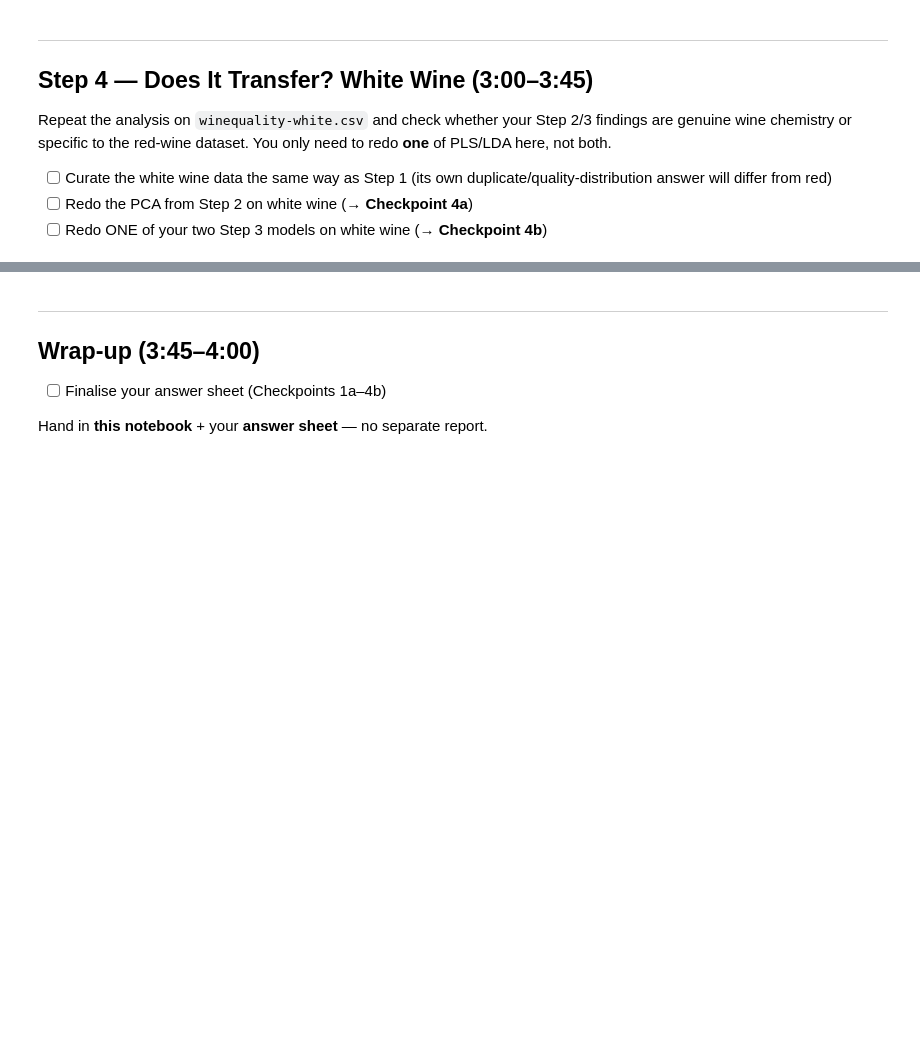
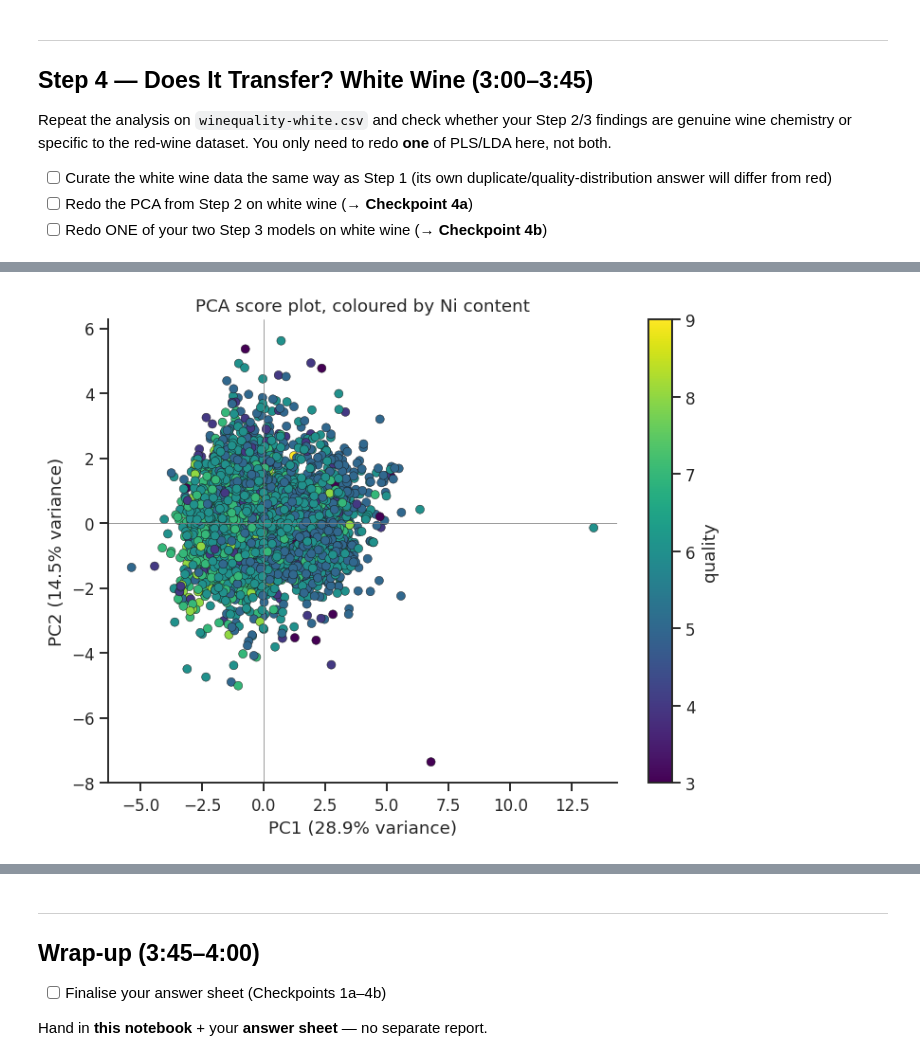
Before and after one commit to rasmus-kstud/1kb570_2026, a Jupyter notebook: Labs/02_modelling_wine_quality/starter_notebook.ipynb, the cells around one changed output, grey strips where cells are left out. Cells and saved outputs as stored; diff of their text form; code cells hidden in the pictures; blank space fills up the shorter version.

```diff
--- a/Labs/02_modelling_wine_quality/starter_notebook.ipynb
+++ b/Labs/02_modelling_wine_quality/starter_notebook.ipynb
@@ -427,0 +519,17 @@ dataset. You only need to redo **one** of PLS/LDA here, not both.
+# %%
+df_scores = pd.DataFrame(scores_sklearn[:, :3], columns=['PC1', 'PC2', 'PC3'])
+df_scores['quality'] = df['quality'].values
+
+fig, ax = plt.subplots(figsize=(7, 5.5))
+sc = ax.scatter(df_scores['PC1'], df_scores['PC2'], c=df_scores['quality'],
+                 cmap='viridis', s=35, edgecolor='k', linewidth=0.3)
+ax.set_xlabel(f'PC1 ({pca_sklearn.explained_variance_ratio_[0]:.1%} variance)')
+ax.set_ylabel(f'PC2 ({pca_sklearn.explained_variance_ratio_[1]:.1%} variance)')
+ax.set_title('PCA score plot, coloured by Ni content')
+ax.axhline(0, color='gray', lw=0.5); ax.axvline(0, color='gray', lw=0.5)
+plt.colorbar(sc, label='quality')
+sns.despine(ax=ax)
+plt.tight_layout()
+plt.show()
+# %% [output]
+[figure, added]
```
Also changed, not shown: parts of 11 cells of this notebook.
